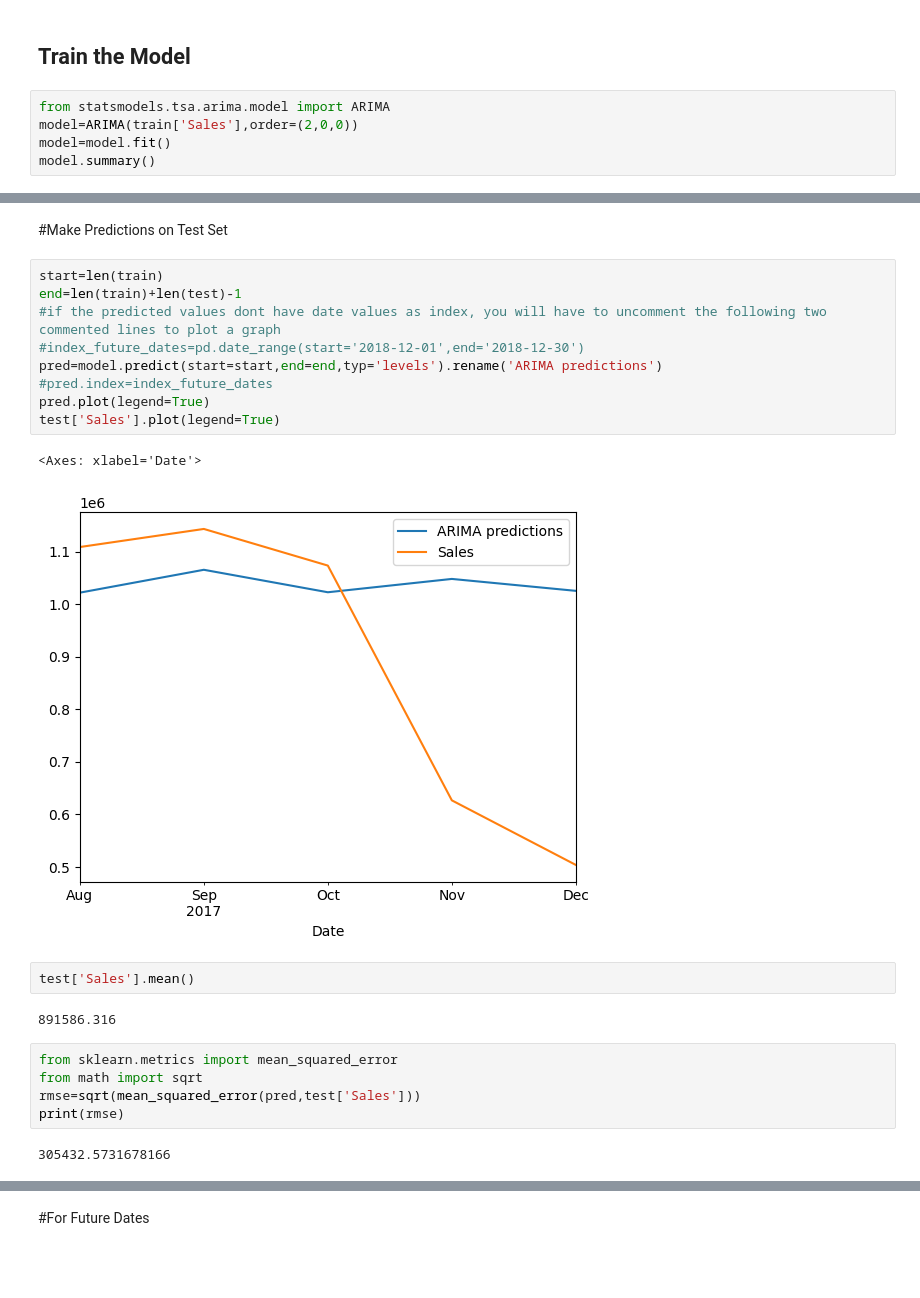
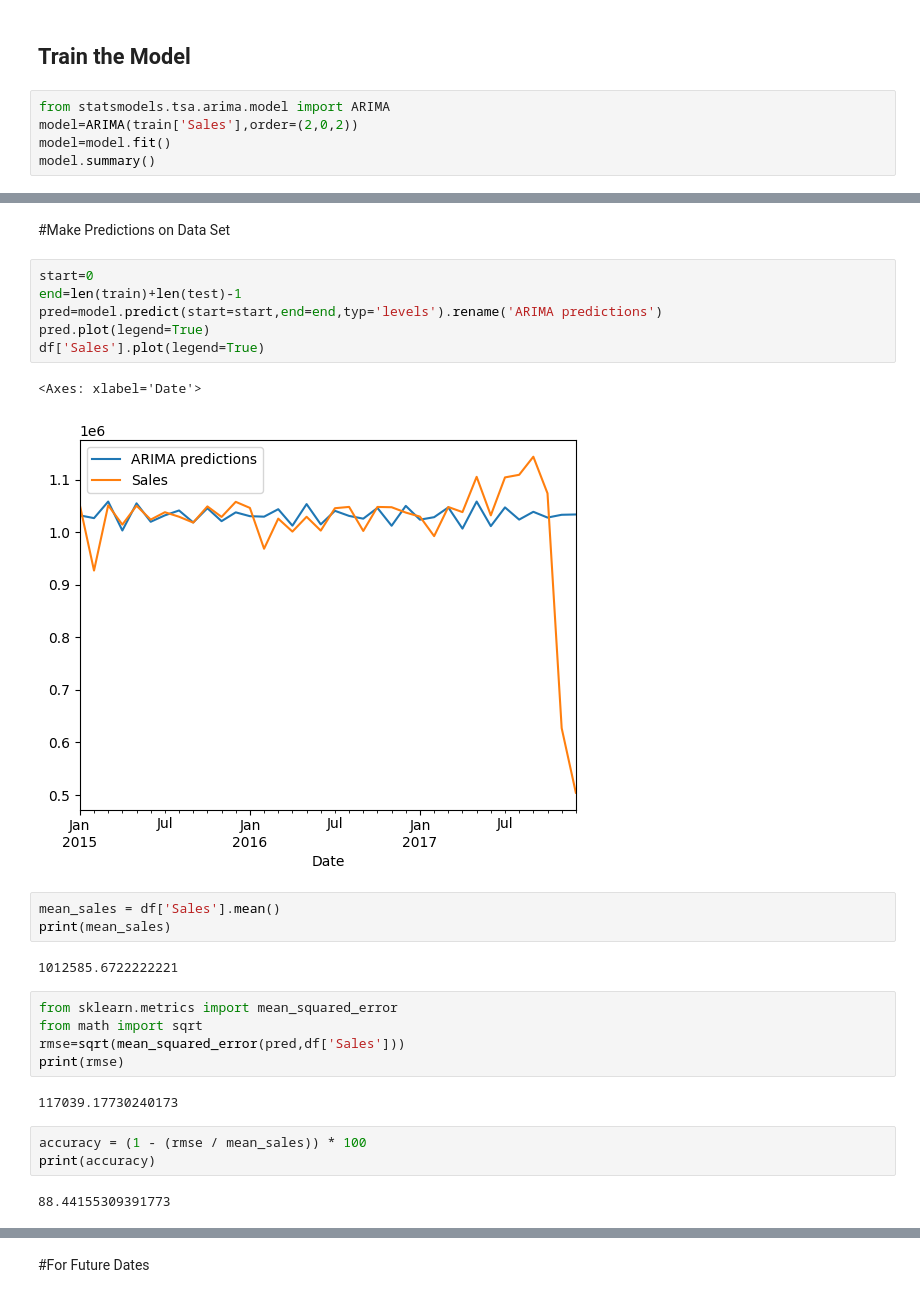
Before and after one commit to abhinavbhandar/supplychain, a Jupyter notebook: Sales_Forecast_ARIMA.ipynb, the cells around one changed output, grey strips where cells are left out. Drawn from its saved outputs; the diff is of its cells as text; blank space fills up the shorter version.

```diff
--- a/Sales_Forecast_ARIMA.ipynb
+++ b/Sales_Forecast_ARIMA.ipynb
@@ -150,7 +167,7 @@ Name: 2017-12-01 00:00:00, dtype: float64
 ## Train the Model
 # %%
 from statsmodels.tsa.arima.model import ARIMA
-model=ARIMA(train['Sales'],order=(2,0,0))
+model=ARIMA(train['Sales'],order=(2,0,2))
 model=model.fit()
 model.summary()
 # %% [output]
@@ -177,26 +196,29 @@ Warnings:
 # %% [markdown]
-#Make Predictions on Test Set
+#Make Predictions on Data Set
 # %%
-start=len(train)
+start=0
 end=len(train)+len(test)-1
-#if the predicted values dont have date values as index, you will have to uncomment the following two commented lines to plot a graph
-#index_future_dates=pd.date_range(start='2018-12-01',end='2018-12-30')
 pred=model.predict(start=start,end=end,typ='levels').rename('ARIMA predictions')
-#pred.index=index_future_dates
 pred.plot(legend=True)
-test['Sales'].plot(legend=True)
+df['Sales'].plot(legend=True)
 # %% [output]
 <Axes: xlabel='Date'>
-[figure, old version]
+[figure, new version]
-# %%
-test['Sales'].mean()
-# %% [output]
-891586.316
+# %%
+mean_sales = df['Sales'].mean()
+print(mean_sales)
+# %% [output]
+1012585.6722222221
 # %%
 from sklearn.metrics import mean_squared_error
 from math import sqrt
-rmse=sqrt(mean_squared_error(pred,test['Sales']))
+rmse=sqrt(mean_squared_error(pred,df['Sales']))
 print(rmse)
 # %% [output]
-305432.5731678166
+117039.17730240173
+# %%
+accuracy = (1 - (rmse / mean_sales)) * 100
+print(accuracy)
+# %% [output]
+88.44155309391773
 # %%
```
Also changed, not shown: parts of 10 cells of this notebook.
